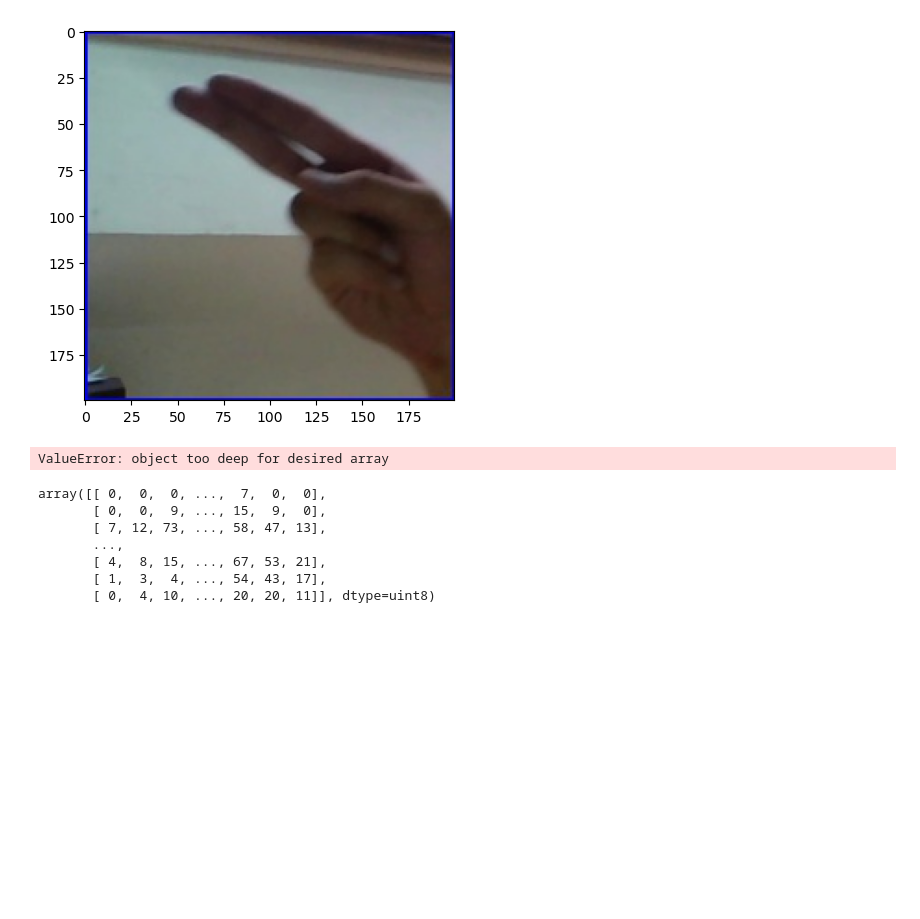
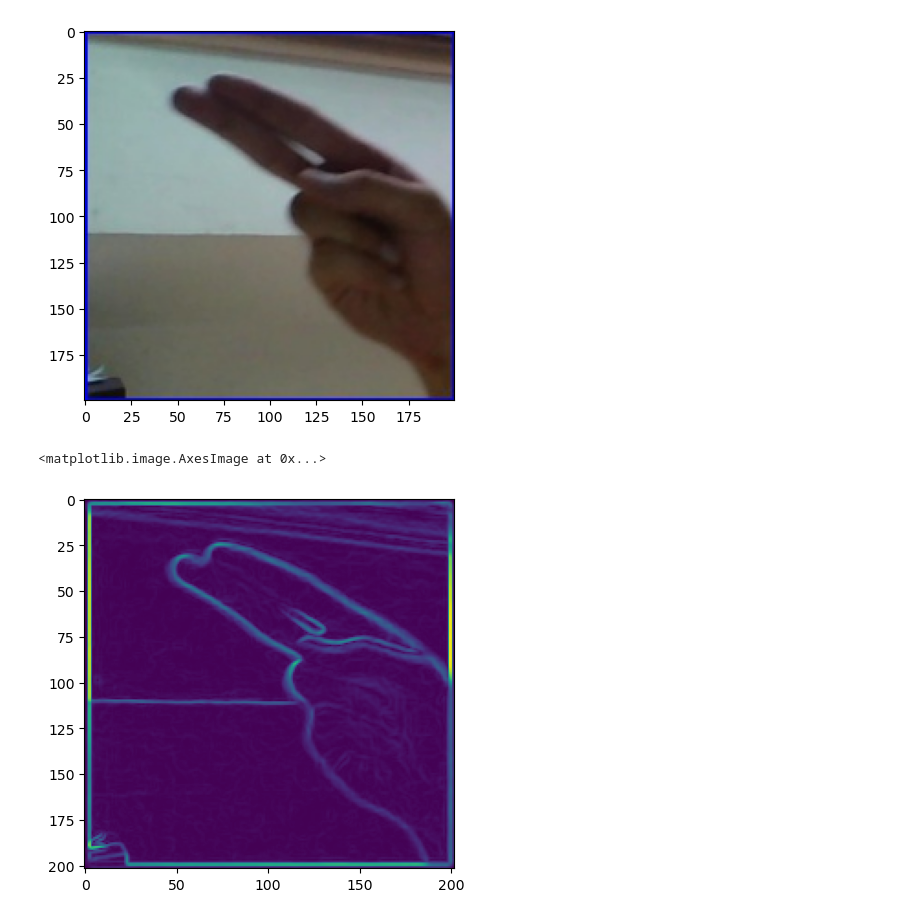
Before and after one commit to unic0rn9k/ASL-translate, a Jupyter notebook: tegnsprogstranslate.ipynb, the cells around one changed output. Saved outputs shown, nothing was run; the diff lists cells and outputs as text; code cells hidden in the pictures; blank space fills up the shorter version.

```diff
--- a/tegnsprogstranslate.ipynb
+++ b/tegnsprogstranslate.ipynb
@@ -20,15 +15,19 @@ a = np.array([[-1,1,-1], [-1,1,-1], [-1,1,-1]])
-# %%
-d = b[:, :, 0]
-c = np.convolve(d, a)
-# %% [output]
-ValueError: object too deep for desired array
-# %%
-b[0:200,0:200,0]
-# %% [output]
-array([[ 0,  0,  0, ...,  7,  0,  0],
-       [ 0,  0,  9, ..., 15,  9,  0],
-       [ 7, 12, 73, ..., 58, 47, 13],
-       ...,
-       [ 4,  8, 15, ..., 67, 53, 21],
-       [ 1,  3,  4, ..., 54, 43, 17],
-       [ 0,  4, 10, ..., 20, 20, 11]], dtype=uint8)
+# %%
+# Define the Sobel filter kernels
+kernel_x = np.array([[-1, 0, 1], [-2, 0, 2], [-1, 0, 1]])
+kernel_y = np.array([[-1, -2, -1], [0, 0, 0], [1, 2, 1]])
+
+# Perform convolution with the kernels to get the horizontal and vertical edges
+edges_x = convolve2d(image, kernel_x)
+edges_y = convolve2d(image, kernel_y)
+
+# Combine the horizontal and vertical edges to get the final edge image
+edges = np.sqrt(np.square(edges_x) + np.square(edges_y))
+
+# Normalize the edge image to a range between 0 and 1
+edges = edges / np.max(edges)
+# %%
+p.imshow(edges)
+# %% [output]
+<matplotlib.image.AxesImage at 0x...>
+[figure, added]
```
Also changed, not shown: parts of 5 cells of this notebook, 1 other file.
